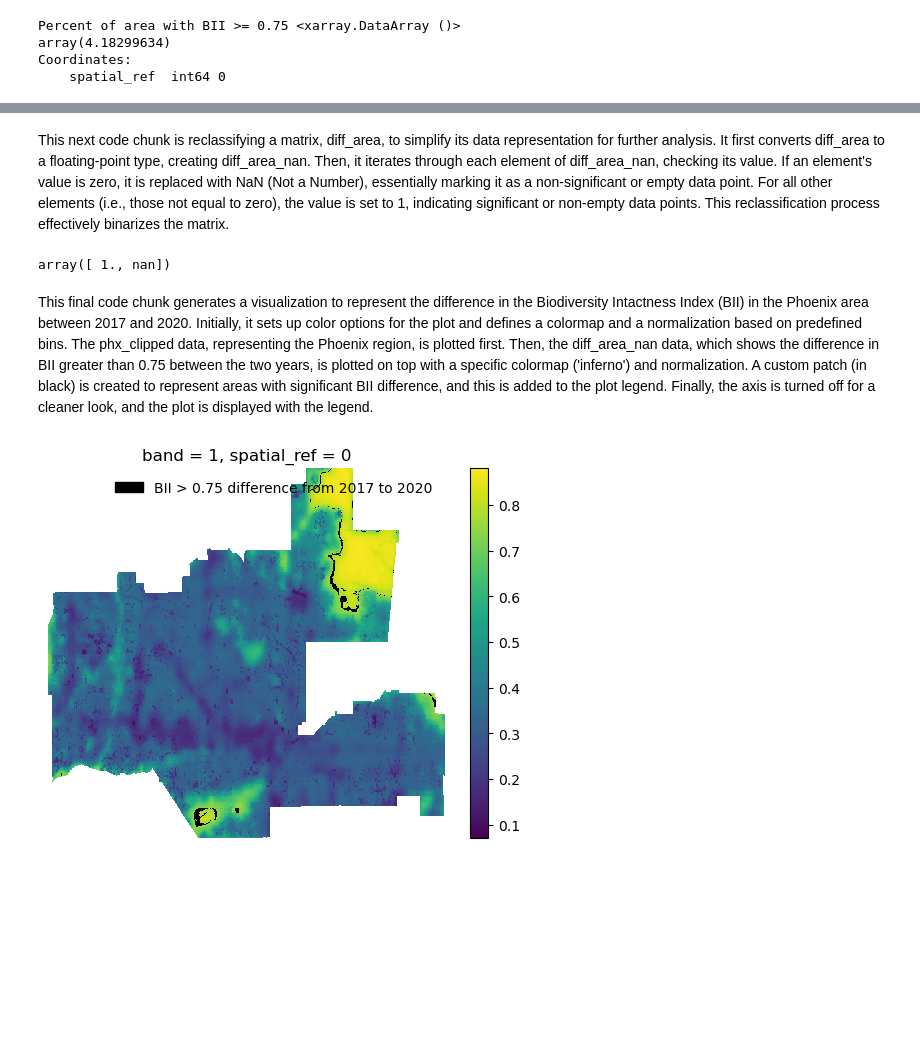
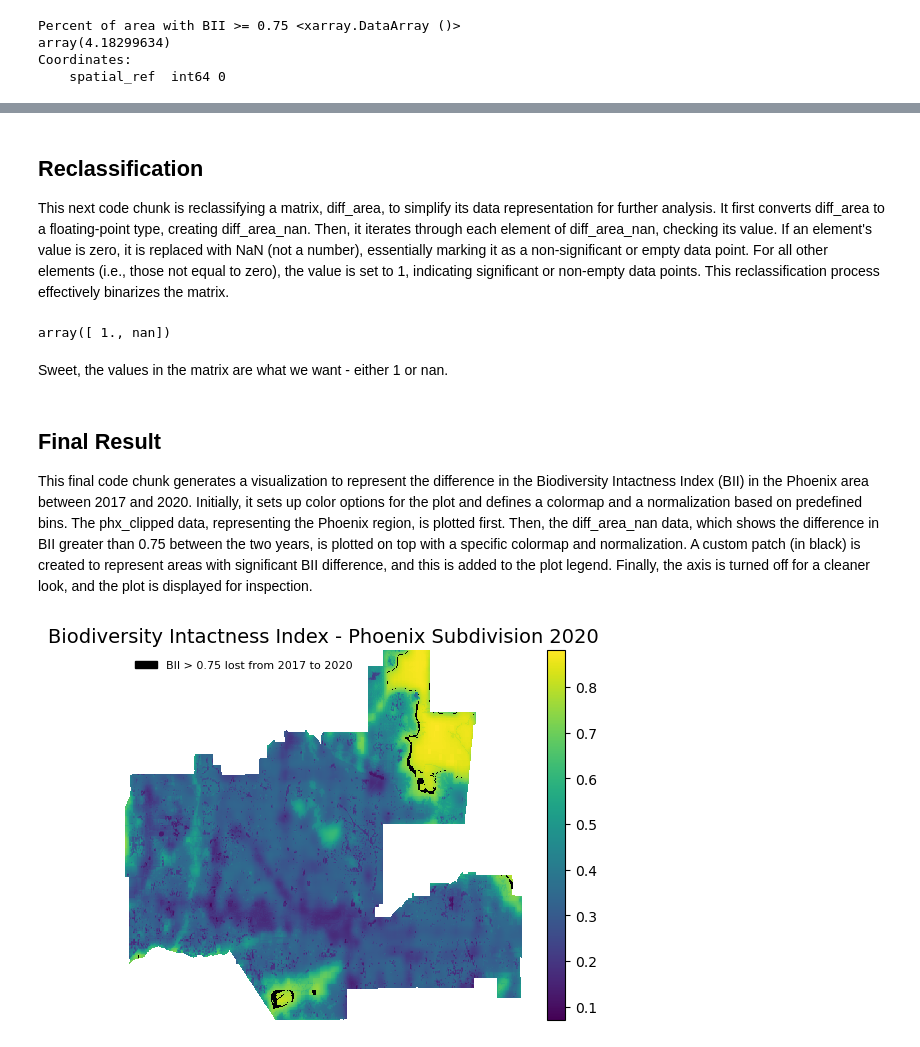
Before and after one commit to maxwellpatt/phx-biodiversity, a Jupyter notebook: phx.ipynb, the cells around one changed output, grey strips where cells are left out. Cells and saved outputs as stored; diff of their text form; code cells hidden in the pictures; blank space fills up the shorter version.

```diff
--- a/phx.ipynb
+++ b/phx.ipynb
@@ -239,8 +243,11 @@ def calc_pct(time_1):
 # %%
-# testing the function
-testing_2020 = calc_pct(time_1)
+# testing the function, recall from earlier we have stored the years as time_1 and time_2
+testing_2020 = calc_pct(time_2)
 testing_2017 = calc_pct(time_1)
 
+print("Percentage of Phoenix subdivision with a BII of at least 0.75 in 2020:", testing_2020[1])
+print("Percentage of Phoenix subdivision with a BII of at least 0.75 in 2017:", testing_2017[1])
+
 diff = testing_2020[1] - testing_2017[1]
-print(diff)
+print("BII > 0.75 lost from 2017 to 2020:", diff)
 # %% [output]
@@ -271,5 +286,7 @@ diff_area.plot()
 # %% [markdown]
-This next code chunk is reclassifying a matrix, diff_area, to simplify its data representation for further analysis. It first converts diff_area to a floating-point type, creating diff_area_nan. Then, it iterates through each element of diff_area_nan, checking its value. If an element's value is zero, it is replaced with NaN (Not a Number), essentially marking it as a non-significant or empty data point. For all other elements (i.e., those not equal to zero), the value is set to 1, indicating significant or non-empty data points. This reclassification process effectively binarizes the matrix.
+## Reclassification
+
+This next code chunk is reclassifying a matrix, diff_area, to simplify its data representation for further analysis. It first converts diff_area to a floating-point type, creating diff_area_nan. Then, it iterates through each element of diff_area_nan, checking its value. If an element's value is zero, it is replaced with NaN (not a number), essentially marking it as a non-significant or empty data point. For all other elements (i.e., those not equal to zero), the value is set to 1, indicating significant or non-empty data points. This reclassification process effectively binarizes the matrix.
 # %%
 # reclassification matrix
 classification = [-np.inf, 0, 1, np.inf]
@@ -286,25 +303,34 @@ for i in range(diff_area_nan.shape[0]):
 np.unique(diff_area_nan)
 # %% [output]
 array([ 1., nan])
+# %% [markdown]
+Sweet, the values in the matrix are what we want - either 1 or nan.
 # %% [markdown]
-This final code chunk generates a visualization to represent the difference in the Biodiversity Intactness Index (BII) in the Phoenix area between 2017 and 2020. Initially, it sets up color options for the plot and defines a colormap and a normalization based on predefined bins. The phx_clipped data, representing the Phoenix region, is plotted first. Then, the diff_area_nan data, which shows the difference in BII greater than 0.75 between the two years, is plotted on top with a specific colormap ('inferno') and normalization. A custom patch (in black) is created to represent areas with significant BII difference, and this is added to the plot legend. Finally, the axis is turned off for a cleaner look, and the plot is displayed with the legend.
+## Final Result
+
+This final code chunk generates a visualization to represent the difference in the Biodiversity Intactness Index (BII) in the Phoenix area between 2017 and 2020. Initially, it sets up color options for the plot and defines a colormap and a normalization based on predefined bins. The phx_clipped data, representing the Phoenix region, is plotted first. Then, the diff_area_nan data, which shows the difference in BII greater than 0.75 between the two years, is plotted on top with a specific colormap and normalization. A custom patch (in black) is created to represent areas with significant BII difference, and this is added to the plot legend. Finally, the axis is turned off for a cleaner look, and the plot is displayed for inspection.
 # %%
 color_options = ['red', 'blue']
 bins = [-100,0,100]
 cmap = ListedColormap(color_options)
 norm = BoundaryNorm(bins, len(color_options))
 
 fig, ax = plt.subplots()
 
 phx_clipped.plot(ax=ax, label = "Phoenix Clipped")
 
 diff_area_nan.plot(ax=ax, cmap = 'inferno', norm=norm, add_colorbar=False)
-diff_area_patch = mpatches.Patch(color='black', label='BII > 0.75 difference from 2017 to 2020')
+diff_area_patch = mpatches.Patch(color='black', label='BII > 0.75 lost from 2017 to 2020')
 
 ax.set_axis_off()
 
-ax.legend(handles = [diff_area_patch], frameon = False)
+ax.legend(handles = [diff_area_patch], loc = 'upper left', frameon = False, fontsize = 8)
+
+ax.set_title("Biodiversity Intactness Index - Phoenix Subdivision 2020", fontsize = 14)
+
+image_path = 'images/bii_phx_change.png'
+plt.savefig(image_path, bbox_inches = 'tight')
 
 plt.show()
 # %% [output]
-[figure, old version]
+[figure, new version]
```
Also changed, not shown: parts of 18 cells of this notebook, 1 other file.
